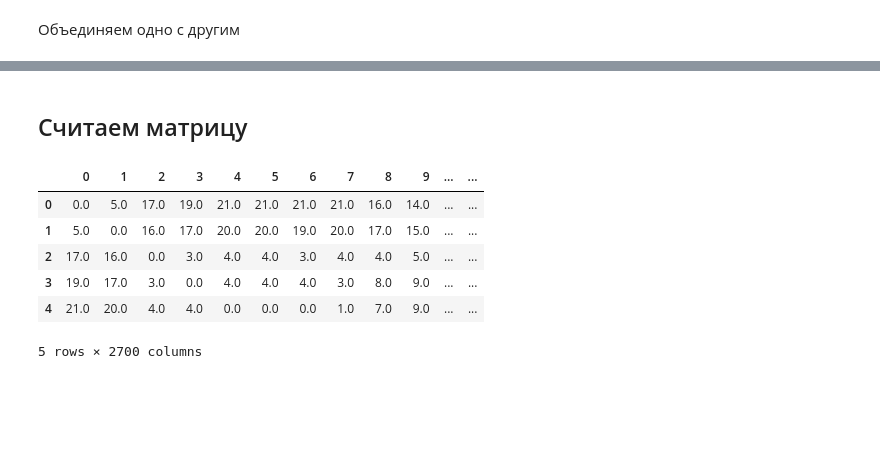
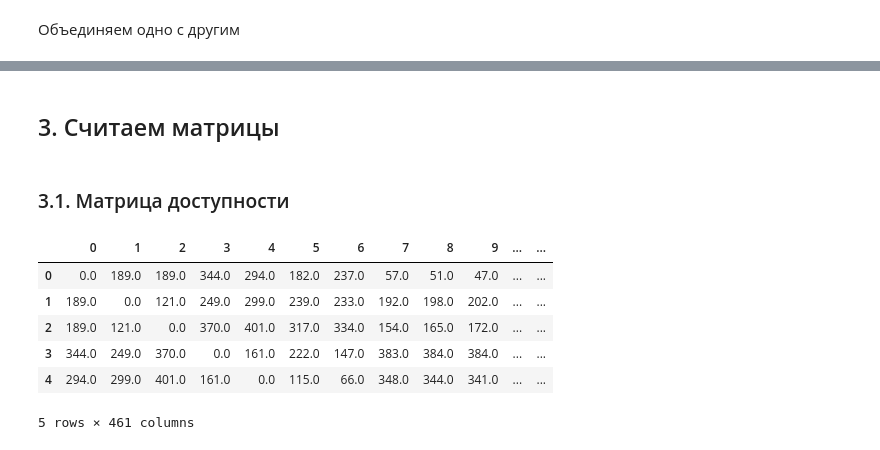
Before and after one commit to vasilstar97/prostor-examples, a Jupyter notebook: examples/4. Матрица доступности.ipynb, the cells around one changed output, grey strips where cells are left out. Saved outputs shown, nothing was run; the diff lists cells and outputs as text; code cells hidden in the pictures; blank space fills up the shorter version.

```diff
--- a/examples/4. Матрица доступности.ipynb
+++ b/examples/4. Матрица доступности.ipynb
@@ -29,0 +42,2 @@ blocks.plot('is_project').set_axis_off()
+# %%
+blocks_gdf['site_area'] = blocks_gdf.area
@@ -29,0 +48,20 @@ blocks.plot('is_project').set_axis_off()
+# %%
+from prostor.fetchers import projects, territories
+
+def get_context_territories(project_id : int) -> gpd.GeoDataFrame:
+    project = projects.get_project(project_id)
+    context_ids = project['properties']['context']
+    data = [{
+        'territory_id': territory_id,
+        'geometry': territories.get_territory_geometry(territory_id)
+    } for territory_id in context_ids]
+    gdf = gpd.GeoDataFrame(data=data, crs=4326)
+    return gdf
+
+context_territories_gdf = get_context_territories(PROJECT_ID)
+# %%
+from blocksnet.blocks.assignment import assign_objects
+
+context_territories_gdf = context_territories_gdf.to_crs(blocks_gdf.crs)
+
+assign_gdf = assign_objects(blocks_gdf, context_territories_gdf.rename(columns={'territory_id':'name'}))
@@ -30,5 +77,9 @@ blocks.plot('is_project').set_axis_off()
+# %%
+blocks_gdf['territory_id'] = assign_gdf['name'].astype(int)
 # %% [markdown]
-## Считаем матрицу
+## 3. Считаем матрицы
+# %% [markdown]
+### 3.1. Матрица доступности
 # %%
 from blocksnet.relations import calculate_distance_matrix
 
@@ -39,13 +90,13 @@ def get_accessibility_matrix(blocks : gpd.GeoDataFrame) -> pd.DataFrame:
   dist_mx = calculate_distance_matrix(blocks.to_crs(crs))
   return dist_mx // SPEED
 # %%
-acc_mx = get_accessibility_matrix(blocks)
+acc_mx = get_accessibility_matrix(blocks_gdf)
 acc_mx.head()
 # %% [output]
 |  | 0 | 1 | 2 | 3 | 4 | 5 | 6 | 7 | 8 | 9 | ... | ... |
-| 0 | 0.0 | 5.0 | 17.0 | 19.0 | 21.0 | 21.0 | 21.0 | 21.0 | 16.0 | 14.0 | ... | ... |
-| 1 | 5.0 | 0.0 | 16.0 | 17.0 | 20.0 | 20.0 | 19.0 | 20.0 | 17.0 | 15.0 | ... | ... |
-| 2 | 17.0 | 16.0 | 0.0 | 3.0 | 4.0 | 4.0 | 3.0 | 4.0 | 4.0 | 5.0 | ... | ... |
-| 3 | 19.0 | 17.0 | 3.0 | 0.0 | 4.0 | 4.0 | 4.0 | 3.0 | 8.0 | 9.0 | ... | ... |
-| 4 | 21.0 | 20.0 | 4.0 | 4.0 | 0.0 | 0.0 | 0.0 | 1.0 | 7.0 | 9.0 | ... | ... |
+| 0 | 0.0 | 189.0 | 189.0 | 344.0 | 294.0 | 182.0 | 237.0 | 57.0 | 51.0 | 47.0 | ... | ... |
+| 1 | 189.0 | 0.0 | 121.0 | 249.0 | 299.0 | 239.0 | 233.0 | 192.0 | 198.0 | 202.0 | ... | ... |
+| 2 | 189.0 | 121.0 | 0.0 | 370.0 | 401.0 | 317.0 | 334.0 | 154.0 | 165.0 | 172.0 | ... | ... |
+| 3 | 344.0 | 249.0 | 370.0 | 0.0 | 161.0 | 222.0 | 147.0 | 383.0 | 384.0 | 384.0 | ... | ... |
+| 4 | 294.0 | 299.0 | 401.0 | 161.0 | 0.0 | 115.0 | 66.0 | 348.0 | 344.0 | 341.0 | ... | ... |
-5 rows × 2700 columns
+5 rows × 461 columns
```
Also changed, not shown: parts of 14 cells of this notebook, 17 other files.
